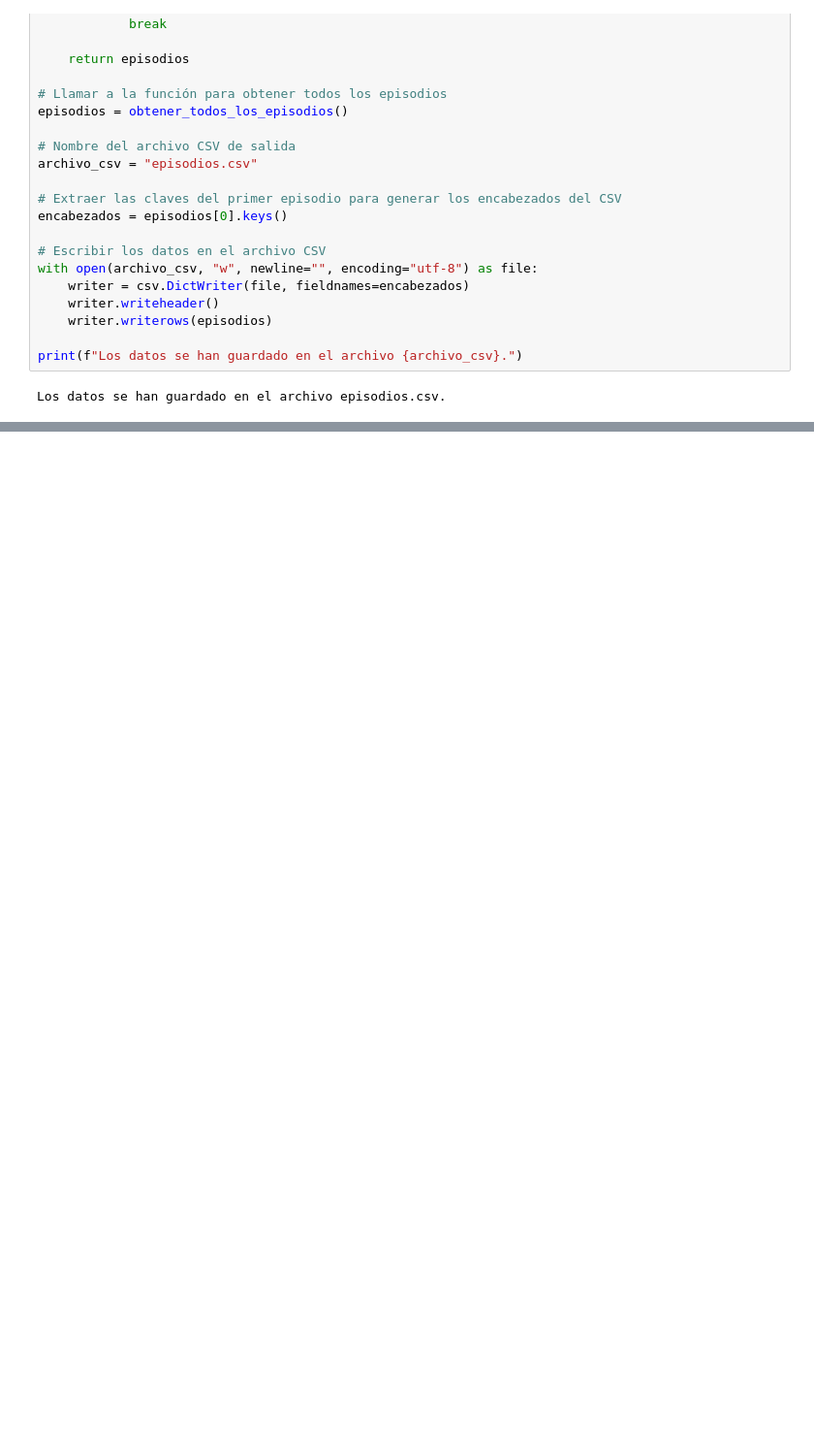
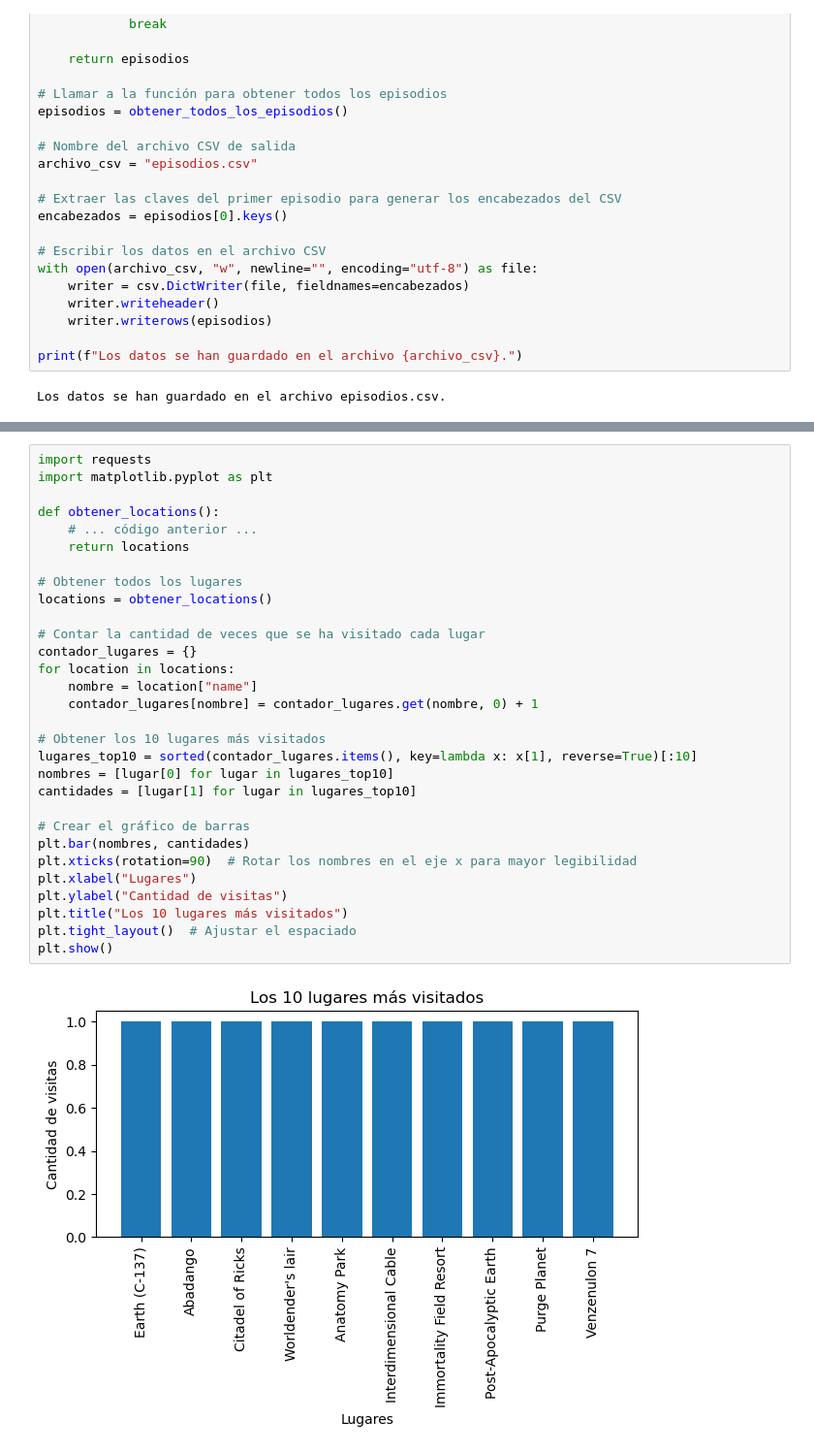
Before and after one commit to MarioCruzado8/API-RickandMorty, a Jupyter notebook: PC3 - API Rick and Morty.ipynb, the cells around one changed output, grey strips where cells are left out. Shown at 97% size. Drawn from its saved outputs; the diff is of its cells as text; blank space fills up the shorter version.

Commit message:
grafico lugares

```diff
--- a/PC3 - API Rick and Morty.ipynb
+++ b/PC3 - API Rick and Morty.ipynb
@@ -980,0 +981,32 @@ plt.show()
+# %%
+import requests
+import matplotlib.pyplot as plt
+
+def obtener_locations():
+    # ... código anterior ...
+    return locations
+
+# Obtener todos los lugares
+locations = obtener_locations()
+
+# Contar la cantidad de veces que se ha visitado cada lugar
+contador_lugares = {}
+for location in locations:
+    nombre = location["name"]
+    contador_lugares[nombre] = contador_lugares.get(nombre, 0) + 1
+
+# Obtener los 10 lugares más visitados
+lugares_top10 = sorted(contador_lugares.items(), key=lambda x: x[1], reverse=True)[:10]
+nombres = [lugar[0] for lugar in lugares_top10]
+cantidades = [lugar[1] for lugar in lugares_top10]
+
+# Crear el gráfico de barras
+plt.bar(nombres, cantidades)
+plt.xticks(rotation=90)  # Rotar los nombres en el eje x para mayor legibilidad
+plt.xlabel("Lugares")
+plt.ylabel("Cantidad de visitas")
+plt.title("Los 10 lugares más visitados")
+plt.tight_layout()  # Ajustar el espaciado
+plt.show()
+# %% [output]
+[figure, added]
```
Also changed, not shown: parts of 2 cells of this notebook.
